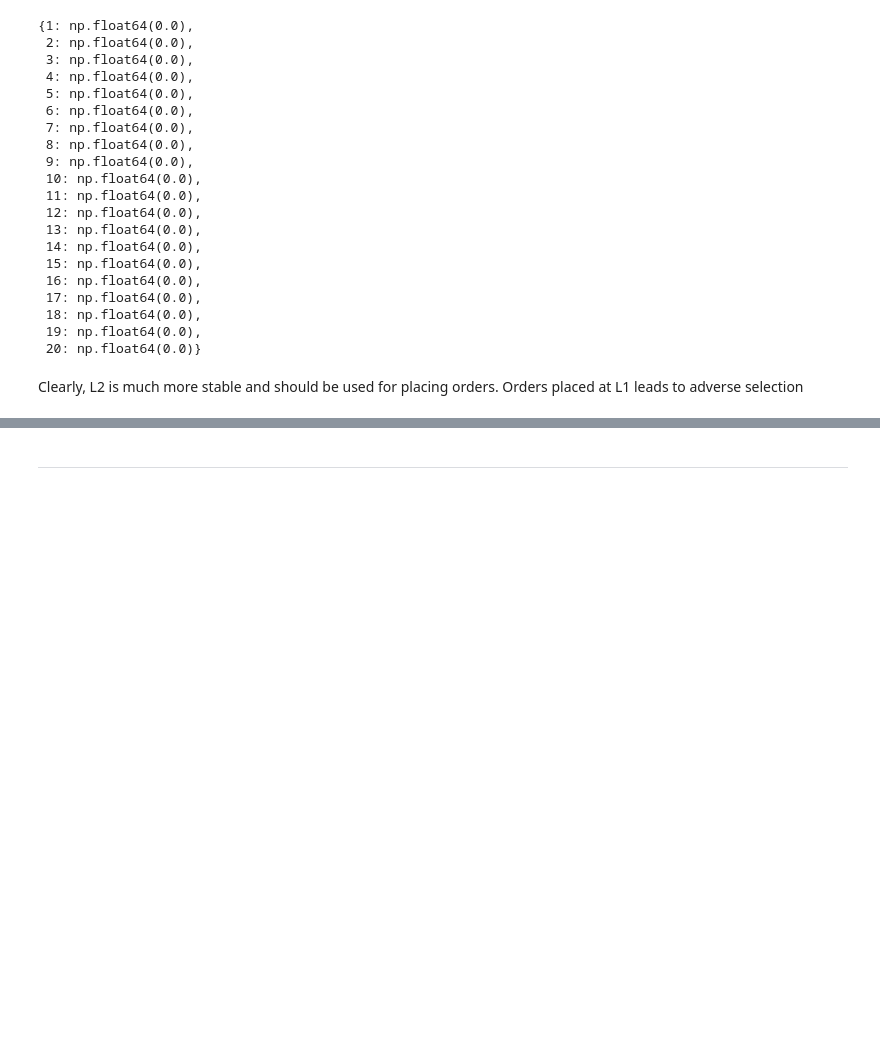
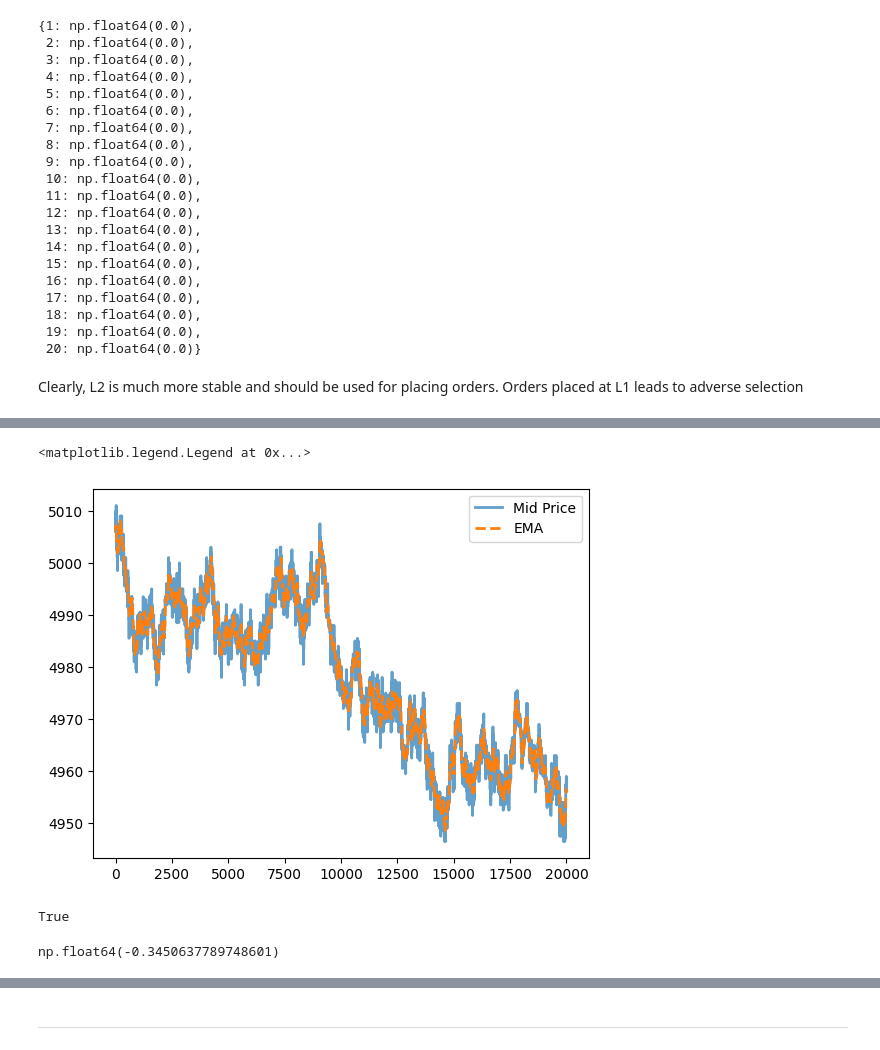
Before and after one commit to Sudhanva420/imc-prosperity-4, a Jupyter notebook: Codes/Notebooks/tomatoes_analysis.ipynb, the cells around one changed output, grey strips where cells are left out. Saved outputs shown, nothing was run; the diff lists cells and outputs as text; code cells hidden in the pictures; blank space fills up the shorter version.

```diff
--- a/Codes/Notebooks/tomatoes_analysis.ipynb
+++ b/Codes/Notebooks/tomatoes_analysis.ipynb
@@ -311,0 +350,23 @@ Clearly, L2 is much more stable and should be used for placing orders. Orders pl
+# %%
+ax = tomatoes1['mid_price'].plot(label='Mid Price', linewidth=2, alpha=0.7)
+tomatoes1['ema_10_l2'].plot(ax=ax, label='EMA', linestyle='--', linewidth=2)
+
+ax.legend()
+# %% [output]
+<matplotlib.legend.Legend at 0x...>
+[figure, added]
+# %%
+result = (tomatoes1['mid_l1'] == tomatoes1['mid_price']).all()
+print(result)
+# %% [output]
+True
+# %%
+tomatoes1['mid_future_10'] = tomatoes1['mid_l1'].shift(-10)
+tomatoes1['price_change'] = tomatoes1['mid_future_10'] - tomatoes1['mid_l1']
+
+# Correlation between your Signal (Dist) and Future Price Change
+# If this isn't strongly NEGATIVE, your EMA is wrong.
+correlation = tomatoes1['dist'].corr(tomatoes1['price_change'])
+correlation
+# %% [output]
+np.float64(-0.3450637789748601)
```
Also changed, not shown: parts of 10 cells of this notebook, 1 other file.
